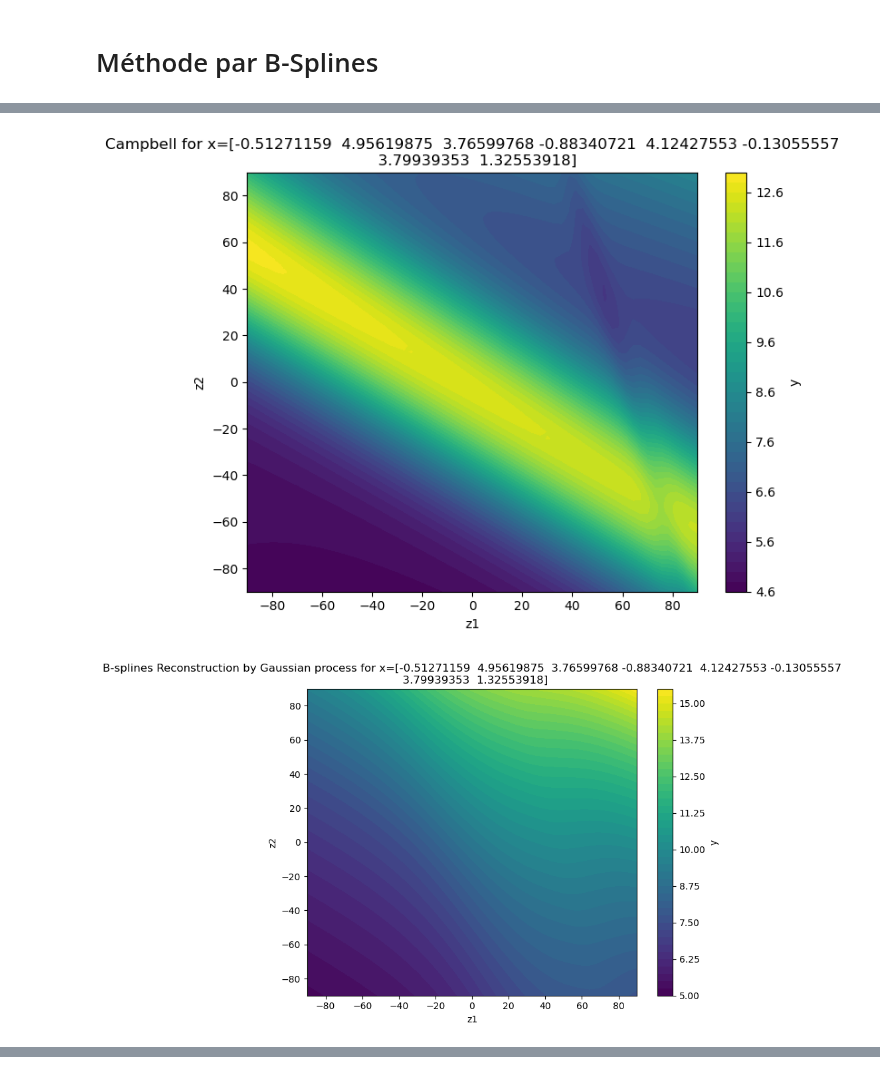
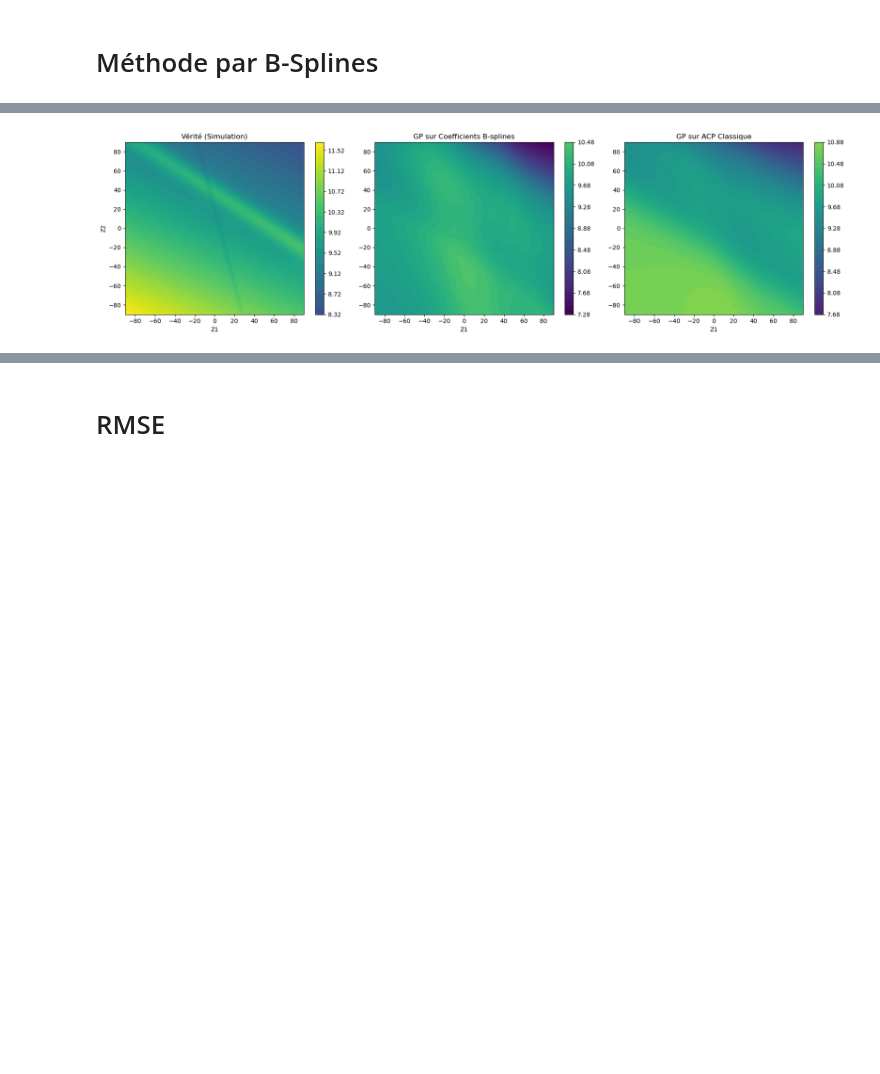
Before and after one commit to Viictordvd/Vigilance-Vagues-Submersion, a Jupyter notebook: campbell.ipynb, the cells around one changed output, grey strips where cells are left out. Saved outputs shown, nothing was run; the diff lists cells and outputs as text; code cells hidden in the pictures; blank space fills up the shorter version.

Commit message:
GP fonctionnent sur l'ACP classique et les B-splines

```diff
--- a/campbell.ipynb
+++ b/campbell.ipynb
@@ -51,8 +62,7 @@ Forme de y : (200, 4096)
 # %%
 #La fonction est dans le fichier methods.py
 n_pc = 5 #nombre composantes principales
-theta = 0.01
+theta = 3
 sigma = 1
-kernel = sqr_expKern
-Y_test_reconstruct = ACP(x_train,x_test,y_train,n_pc,[theta,sigma],kernel)
+Y_test_reconstruct = methods.ACP(x_test,x_test,y_test,n_pc,[theta,sigma])
 # %% [output]
@@ -118,9 +76,9 @@ La carte RMSE ne semble pas très convaincante. Je n'ai aucune idée de pourquoi
 # %%
 t1 = np.concatenate((
     np.repeat(-90, 2),
-    np.arange(-80, 91, 5),
+    np.arange(-80, 91, 10),
     np.repeat( 90, 2)
 ))
 print("vecteur de noeuds",t1)
-Y_test_reconstruct_Bsplines = Bsplines_ACP(x_train, x_test, y_train,t1, t1, n_pc,kernel, [theta,sigma], degree=1)
+Y_test_reconstruct_Bsplines = methods.Bsplines_ACP(x_train, x_test, y_train,t1, t1, n_pc, [theta,sigma], degree=1)
 # %% [output]
@@ -142,34 +100,42 @@ taille du vecteur de C_reconstruct: (1000, 1369)
 taille du vecteur de Y_test_reconstruct: (1000, 4096)
 # %%
-k=74
+k = 7
 
-#Vérité
-plt.figure(figsize=(8, 6))
-contour = plt.contourf(Z1, Z2, np.reshape(y_test[k,:],(n_grid,n_grid)), levels=50)
-plt.colorbar(contour, label='y')
-plt.xlabel('z1')
-plt.ylabel('z2')
-plt.title(f'Campbell for x={x_test[k,:]}')
+# --- Reshape des champs
+Y_true = np.reshape(y_test[k, :], (n_grid, n_grid))
+Y_bs   = np.reshape(Y_test_reconstruct_Bsplines[k, :], (n_grid, n_grid))
+Y_pca  = np.reshape(Y_test_reconstruct[k, :], (n_grid, n_grid))
+
+# --- Trouver les min/max communs pour la même échelle colorimétrique
+vmin = min(Y_true.min(), Y_bs.min(), Y_pca.min())
+vmax = max(Y_true.max(), Y_bs.max(), Y_pca.max())
+
+# --- Plot côte à côte
+plt.figure(figsize=(18, 5))
+
+# Vérité
+plt.subplot(1, 3, 1)
+contour1 = plt.contourf(Z1, Z2, Y_true, levels=50, vmin=vmin, vmax=vmax)
+plt.colorbar(contour1)
+plt.title("Vérité (Simulation)")
+plt.xlabel("Z1")
+plt.ylabel("Z2")
+
+# Reconstruction B-splines + GP
+plt.subplot(1, 3, 2)
+contour2 = plt.contourf(Z1, Z2, Y_bs, levels=50, vmin=vmin, vmax=vmax)
+plt.colorbar(contour2)
+plt.title("GP sur Coefficients B-splines")
+plt.xlabel("Z1")
+
+# Reconstruction ACP + GP
+plt.subplot(1, 3, 3)
+contour3 = plt.contourf(Z1, Z2, Y_pca, levels=50, vmin=vmin, vmax=vmax)
+plt.colorbar(contour3)
+plt.title("GP sur ACP Classique")
+plt.xlabel("Z1")
+
+plt.tight_layout()
 plt.show()
-
-
-#Prédiction B-splines
-plt.figure(figsize=(8, 6))
-contour = plt.contourf(Z1, Z2, np.reshape(Y_test_reconstruct_Bsplines[k,:],(n_grid,n_grid)), levels=50)
-plt.colorbar(contour, label='y')
-plt.xlabel('z1')
-plt.ylabel('z2')
-plt.title(f'B-splines Reconstruction by Gaussian process for x={x_test[k,:]}')
-plt.show()
-
-#Prédiction ACP
-plt.figure(figsize=(8, 6))
-contour = plt.contourf(Z1, Z2, np.reshape(Y_test_reconstruct[k,:],(n_grid,n_grid)), levels=50)
-plt.colorbar(contour, label='y')
-plt.xlabel('z1')
-plt.ylabel('z2')
-plt.title(f'ACP Reconstruction by Gaussian process for x={x_test[k,:]}')
-plt.show()
 # %% [output]
-[figure, old version]
+[figure, new version]
-[figure, removed]
@@ -177 +142,3 @@ plt.show()
+# %% [markdown]
+# RMSE
 # %%
```
Also changed, not shown: parts of 13 cells of this notebook, 2 other files.
